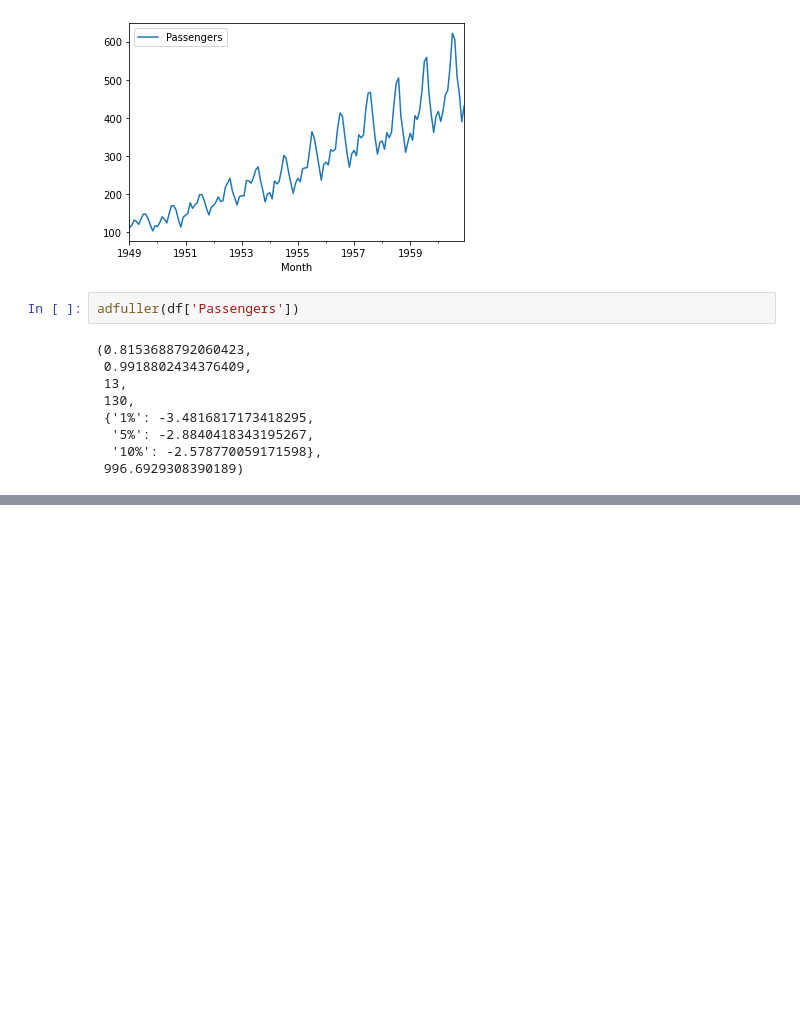
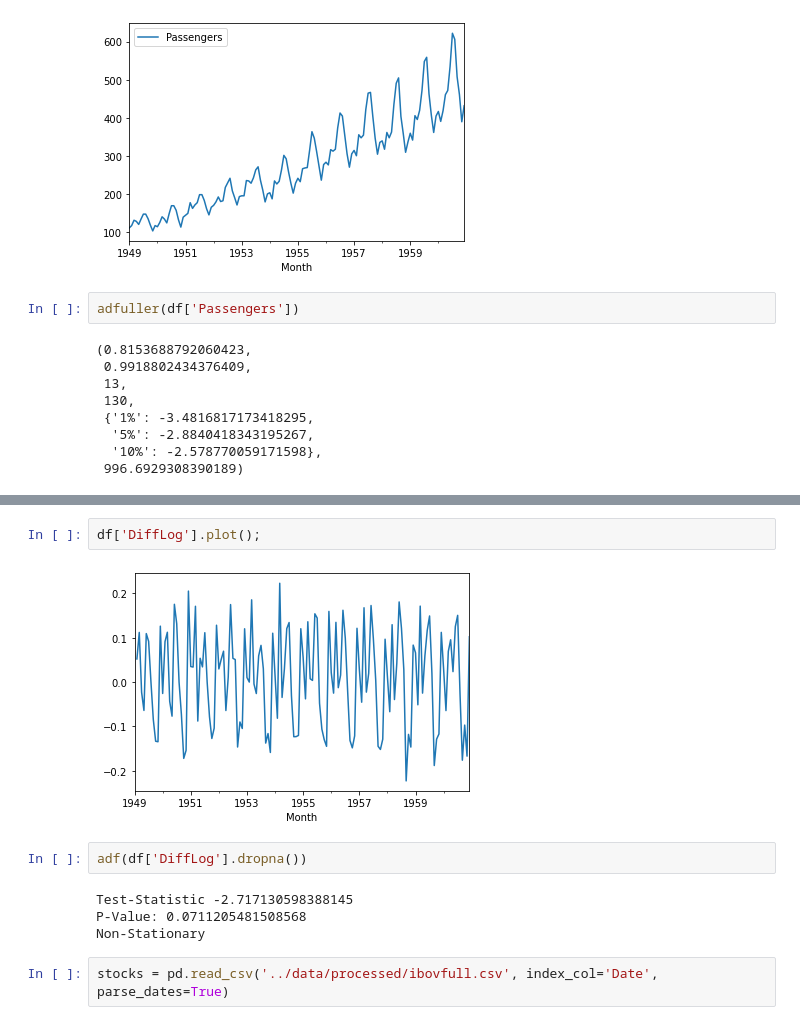
Before and after one commit to cafe-com-analytics/financial_engineering_adachi, a Jupyter notebook: notebooks/S3_Stationarity.ipynb, the cells around one changed output, grey strips where cells are left out. Saved outputs shown, nothing was run; the diff lists cells and outputs as text; blank space fills up the shorter version.

```diff
--- a/notebooks/S3_Stationarity.ipynb
+++ b/notebooks/S3_Stationarity.ipynb
@@ -22,0 +72,12 @@ adfuller(df['Passengers'])
+# %%
+df['DiffLog'].plot();
+# %% [output]
+[figure, added]
+# %%
+adf(df['DiffLog'].dropna())
+# %% [output]
+Test-Statistic -2.717130598388145
+P-Value: 0.0711205481508568
+Non-Stationary
+# %%
+stocks = pd.read_csv('../data/processed/ibovfull.csv', index_col='Date', parse_dates=True)
```
Also changed, not shown: parts of 25 cells of this notebook, 5 other files.
